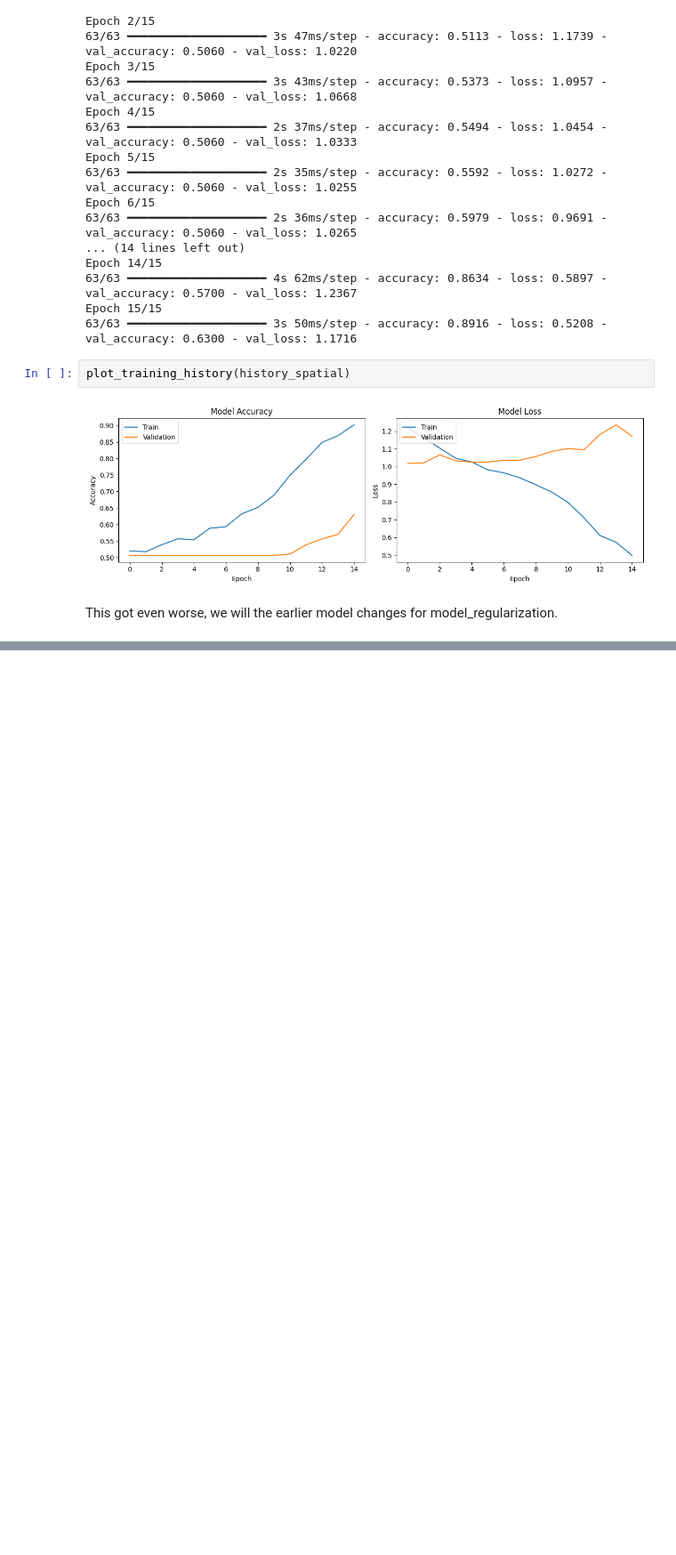
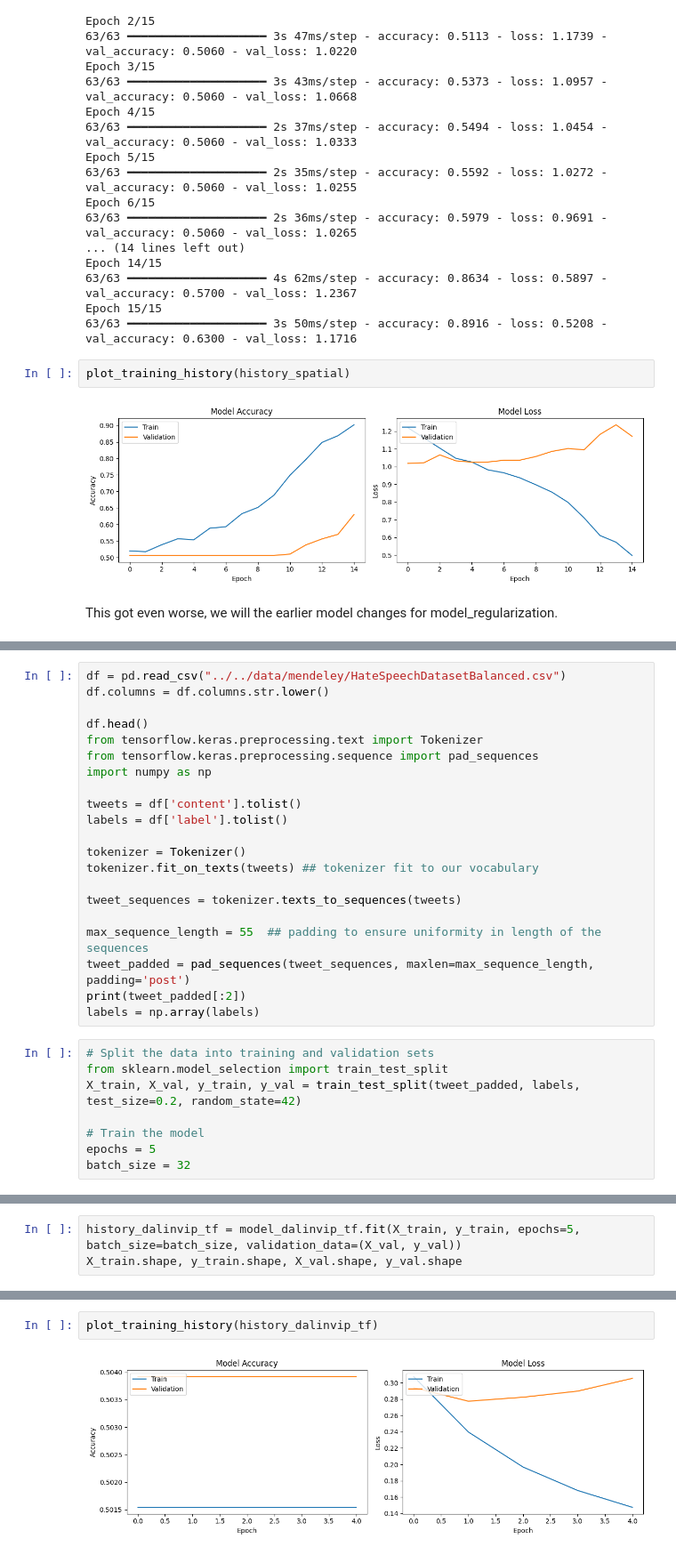
Before and after one commit to EPITA-LLMforHateSpeech/modeling, a Jupyter notebook: notebooks/mendeley/cnn.ipynb, the cells around one changed output, grey strips where cells are left out. Shown at 89% size. Cells and saved outputs as stored; diff of their text form; blank space fills up the shorter version.

Commit message:
using tenserflow, simplified model from dalinvip on full dataset,  val_acc = 0.5

```diff
--- a/notebooks/mendeley/cnn.ipynb
+++ b/notebooks/mendeley/cnn.ipynb
@@ -488,0 +516,29 @@ This got even worse, we will the earlier model changes for model_regularization.
+# %%
+df = pd.read_csv("../../data/mendeley/HateSpeechDatasetBalanced.csv")
+df.columns = df.columns.str.lower()
+
+df.head()
+from tensorflow.keras.preprocessing.text import Tokenizer
+from tensorflow.keras.preprocessing.sequence import pad_sequences
+import numpy as np
+
+tweets = df['content'].tolist()
+labels = df['label'].tolist()
+
+tokenizer = Tokenizer()
+tokenizer.fit_on_texts(tweets) ## tokenizer fit to our vocabulary
+
+tweet_sequences = tokenizer.texts_to_sequences(tweets)
+
+max_sequence_length = 55  ## padding to ensure uniformity in length of the sequences
+tweet_padded = pad_sequences(tweet_sequences, maxlen=max_sequence_length, padding='post')
+print(tweet_padded[:2])
+labels = np.array(labels)
+# %%
+# Split the data into training and validation sets
+from sklearn.model_selection import train_test_split
+X_train, X_val, y_train, y_val = train_test_split(tweet_padded, labels, test_size=0.2, random_state=42)
+
+# Train the model
+epochs = 5
+batch_size = 32
@@ -488,0 +618,3 @@ This got even worse, we will the earlier model changes for model_regularization.
+# %%
+history_dalinvip_tf = model_dalinvip_tf.fit(X_train, y_train, epochs=5, batch_size=batch_size, validation_data=(X_val, y_val))
+X_train.shape, y_train.shape, X_val.shape, y_val.shape
@@ -488,0 +633,4 @@ This got even worse, we will the earlier model changes for model_regularization.
+# %%
+plot_training_history(history_dalinvip_tf)
+# %% [output]
+[figure, added]
```
Also changed, not shown: parts of 4 cells of this notebook.
